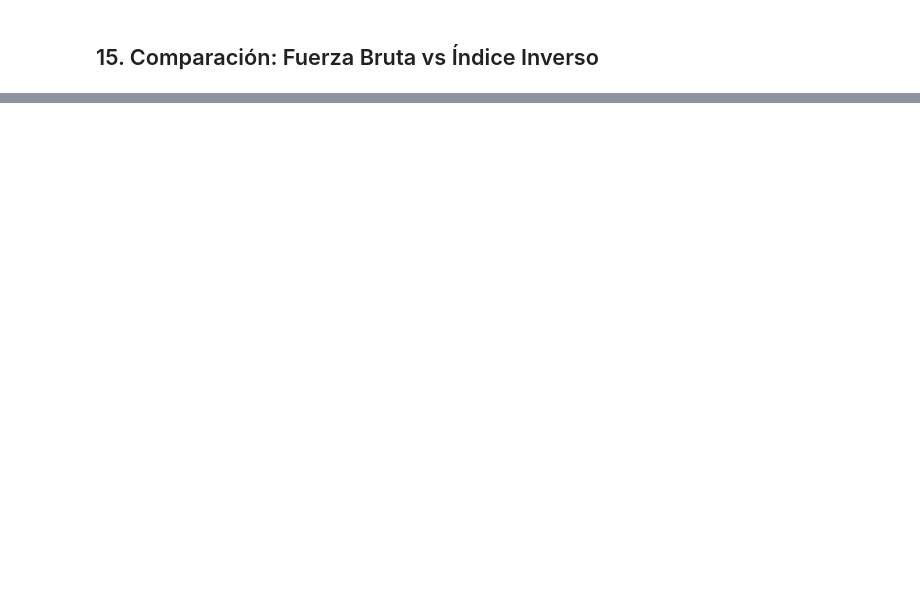
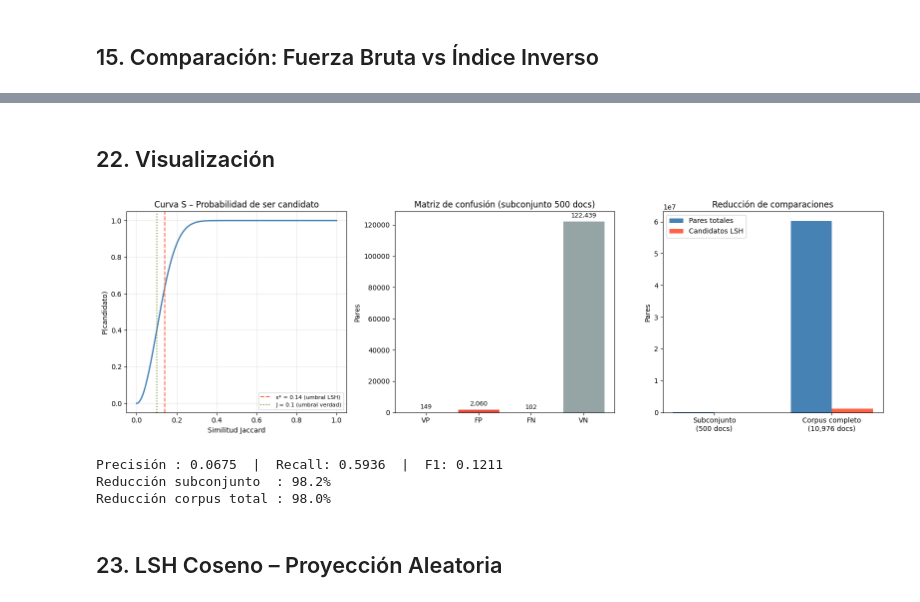
Before and after one commit to makore-0612/Indice-inverso-y-Lematizacion, a Jupyter notebook: ejercicio.ipynb, the cells around one changed output, grey strips where cells are left out. Cells and saved outputs as stored; diff of their text form; code cells hidden in the pictures; blank space fills up the shorter version.

```diff
--- a/ejercicio.ipynb
+++ b/ejercicio.ipynb
@@ -471,0 +815,18 @@ plt.show()
+# %%
+print(f'Calculando verdad de referencia ({N_SUBSET}×{N_SUBSET-1}//2 = {total_pares:,} pares)...')
+t0 = time.time()
+
+reales_similares = set()
+for i in range(N_SUBSET):
+    si = subset_conjuntos[i]
+    for j in range(i + 1, N_SUBSET):
+        sj    = subset_conjuntos[j]
+        inter = len(si & sj)
+        if inter == 0:
+            continue
+        union = len(si | sj)
+        if inter / union >= UMBRAL_JACCARD:
+            reales_similares.add((i, j))
+
+print(f'Listo en {time.time()-t0:.1f} s')
+print(f'Pares realmente similares (J >= {UMBRAL_JACCARD}): {len(reales_similares):,}')
@@ -471,0 +919,57 @@ plt.show()
+# %% [markdown]
+## 22. Visualización
+# %%
+fig, axes = plt.subplots(1, 3, figsize=(16, 5))
+
+# ── Gráfica 1: Curva S de probabilidad de ser candidato ──────────
+sim_range = np.linspace(0, 1, 500)
+prob      = 1 - (1 - sim_range**ROWS_PER_BAND)**N_BANDS
+ax = axes[0]
+ax.plot(sim_range, prob, color='steelblue', linewidth=2)
+ax.axvline(s_star,          color='tomato',    linestyle='--', label=f's* = {s_star:.2f} (umbral LSH)')
+ax.axvline(UMBRAL_JACCARD,  color='olivedrab', linestyle=':',  label=f'J = {UMBRAL_JACCARD} (umbral verdad)')
+ax.set_title('Curva S – Probabilidad de ser candidato')
+ax.set_xlabel('Similitud Jaccard')
+ax.set_ylabel('P(candidato)')
+ax.legend(fontsize=8)
+ax.grid(True, alpha=0.3)
+
+# ── Gráfica 2: VP / FP / FN / VN (subconjunto) ───────────────────
+ax = axes[1]
+etiquetas_conf = ['VP', 'FP', 'FN', 'VN']
+valores_conf   = [VP, FP, FN, VN]
+colores_conf   = ['#2ecc71', '#e74c3c', '#e67e22', '#95a5a6']
+bars = ax.bar(etiquetas_conf, valores_conf, color=colores_conf, edgecolor='white')
+for bar, val in zip(bars, valores_conf):
+    ax.text(bar.get_x() + bar.get_width()/2, bar.get_height() + max(valores_conf)*0.01,
+            f'{val:,}', ha='center', va='bottom', fontsize=9)
+ax.set_title(f'Matriz de confusión (subconjunto {N_SUBSET} docs)')
+ax.set_ylabel('Pares')
+
+# ── Gráfica 3: Reducción de comparaciones ────────────────────────
+ax = axes[2]
+labels_red = [f'Subconjunto\n({N_SUBSET} docs)', f'Corpus completo\n({len(conteodocs):,} docs)']
+pares_totales  = [total_pares,    total_completo]
+pares_cand     = [len(candidatos_subset), len(candidatos_completo)]
+x, w = range(2), 0.35
+ax.bar([i - w/2 for i in x], pares_totales, w, label='Pares totales',    color='steelblue')
+ax.bar([i + w/2 for i in x], pares_cand,    w, label='Candidatos LSH',   color='tomato')
+ax.set_title('Reducción de comparaciones')
+ax.set_xticks(list(x))
+ax.set_xticklabels(labels_red)
+ax.set_ylabel('Pares')
+ax.legend()
+
+plt.tight_layout()
+plt.show()
+
+print(f'Precisión : {precision:.4f}  |  Recall: {recall:.4f}  |  F1: {f1:.4f}')
+print(f'Reducción subconjunto  : {reduccion:.1%}')
+print(f'Reducción corpus total : {reduccion_completo:.1%}')
+# %% [output]
+[figure, added]
+Precisión : 0.0675  |  Recall: 0.5936  |  F1: 0.1211
+Reducción subconjunto  : 98.2%
+Reducción corpus total : 98.0%
+# %% [markdown]
+## 23. LSH Coseno – Proyección Aleatoria
```
Also changed, not shown: parts of 55 cells of this notebook.
